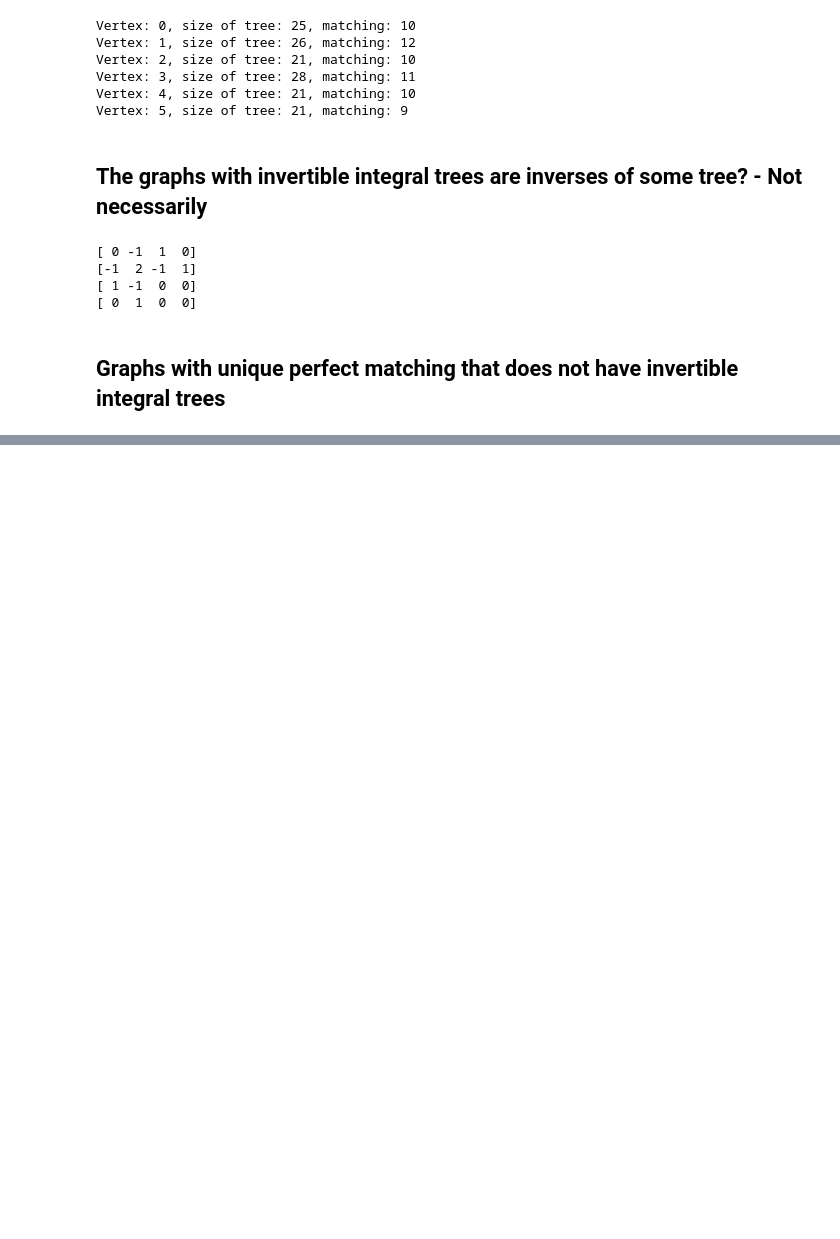
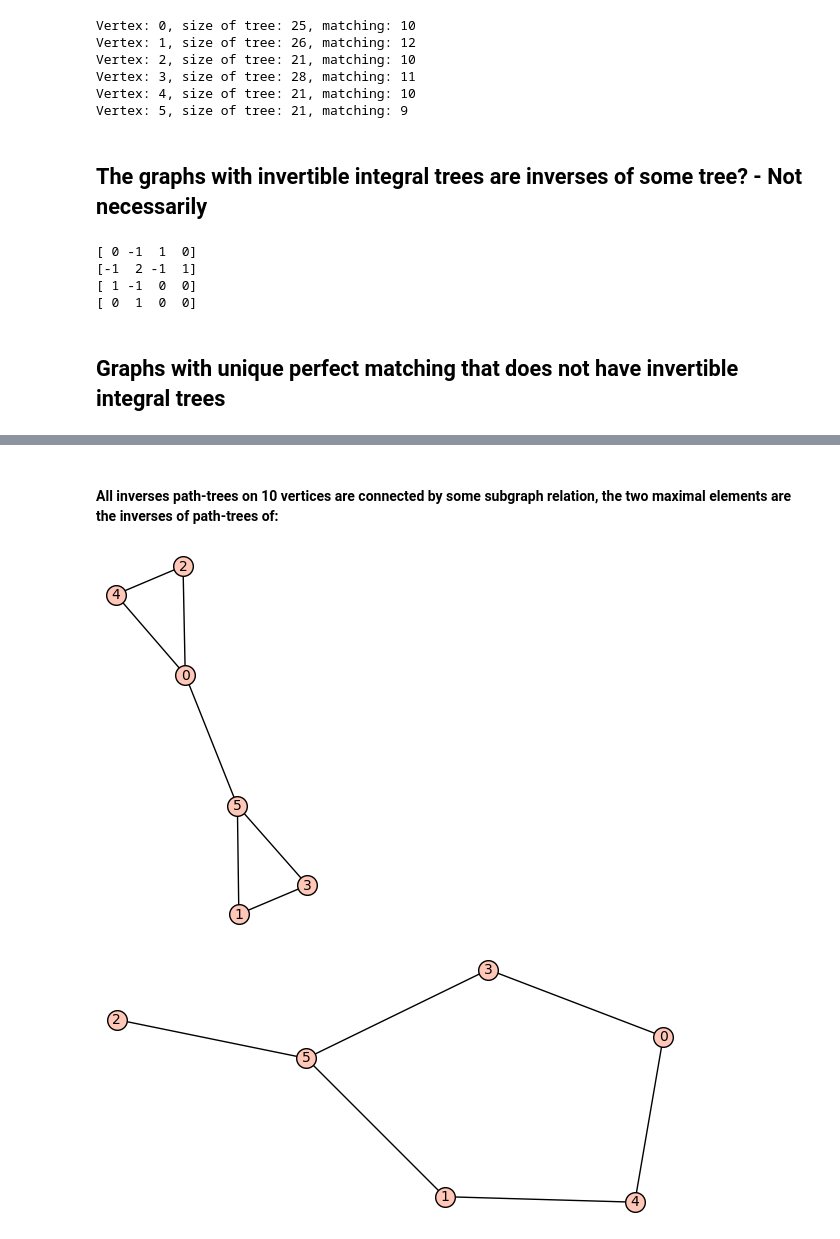
Before and after one commit to emanueljuliano/Strongly_Cospectral_Vertices_On_Trees, a Jupyter notebook: Inverse of path trees.ipynb, the cells around one changed output, grey strips where cells are left out. Cells and saved outputs as stored; diff of their text form; code cells hidden in the pictures; blank space fills up the shorter version.

```diff
--- a/Inverse of path trees.ipynb
+++ b/Inverse of path trees.ipynb
@@ -303,0 +425,8 @@ for g in unique_pm_graphs:
+# %% [markdown]
+#### All inverses path-trees on 10 vertices are connected by some subgraph relation, the two maximal elements are the inverses of path-trees of:
+# %%
+Graph("EQjO").plot().show()
+Graph("ECpo").plot().show()
+# %% [output]
+[figure, added]
+[figure, added]
```
Also changed, not shown: parts of 37 cells of this notebook, 12 other files.
